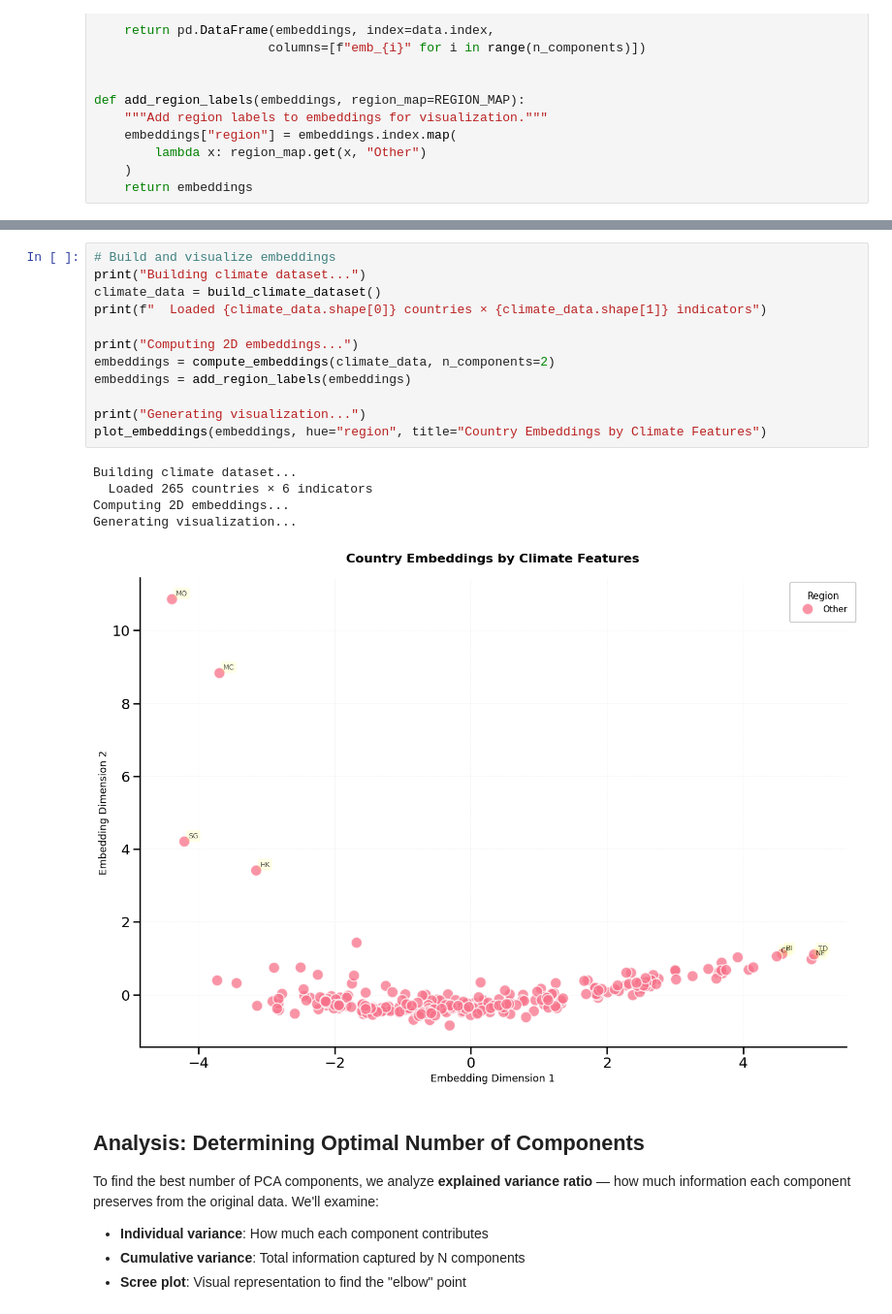
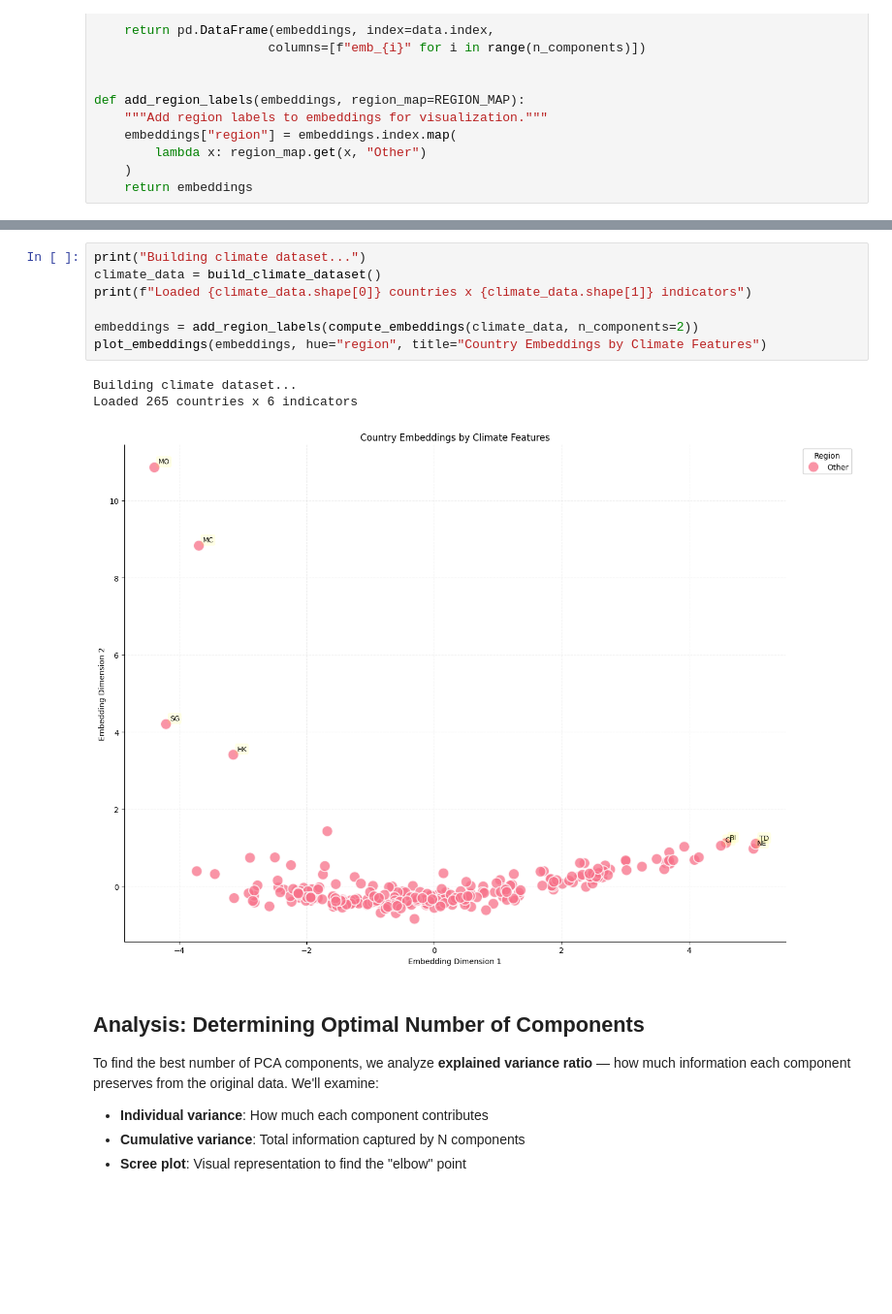
Before and after one commit to iamhaingo/migration-estimation, a Jupyter notebook: src/data/world_embedding.ipynb, the cells around one changed output, grey strips where cells are left out. Shown at 97% size. Cells and saved outputs as stored; diff of their text form; blank space fills up the shorter version.

```diff
--- a/src/data/world_embedding.ipynb
+++ b/src/data/world_embedding.ipynb
@@ -179,21 +167,14 @@ def plot_embeddings(embeddings, hue=None, title="Country Embeddings", figsize=(1
 # %%
-# Build and visualize embeddings
 print("Building climate dataset...")
 climate_data = build_climate_dataset()
-print(f"  Loaded {climate_data.shape[0]} countries × {climate_data.shape[1]} indicators")
+print(f"Loaded {climate_data.shape[0]} countries x {climate_data.shape[1]} indicators")
 
-print("Computing 2D embeddings...")
-embeddings = compute_embeddings(climate_data, n_components=2)
-embeddings = add_region_labels(embeddings)
-
-print("Generating visualization...")
+embeddings = add_region_labels(compute_embeddings(climate_data, n_components=2))
 plot_embeddings(embeddings, hue="region", title="Country Embeddings by Climate Features")
 # %% [output]
 Building climate dataset...
-  Loaded 265 countries × 6 indicators
-Computing 2D embeddings...
-Generating visualization...
+Loaded 265 countries x 6 indicators
-[figure, old version]
+[figure, new version]
 # %% [markdown]
 ## Analysis: Determining Optimal Number of Components
 
```
Also changed, not shown: parts of 6 cells of this notebook, 3 other files.
